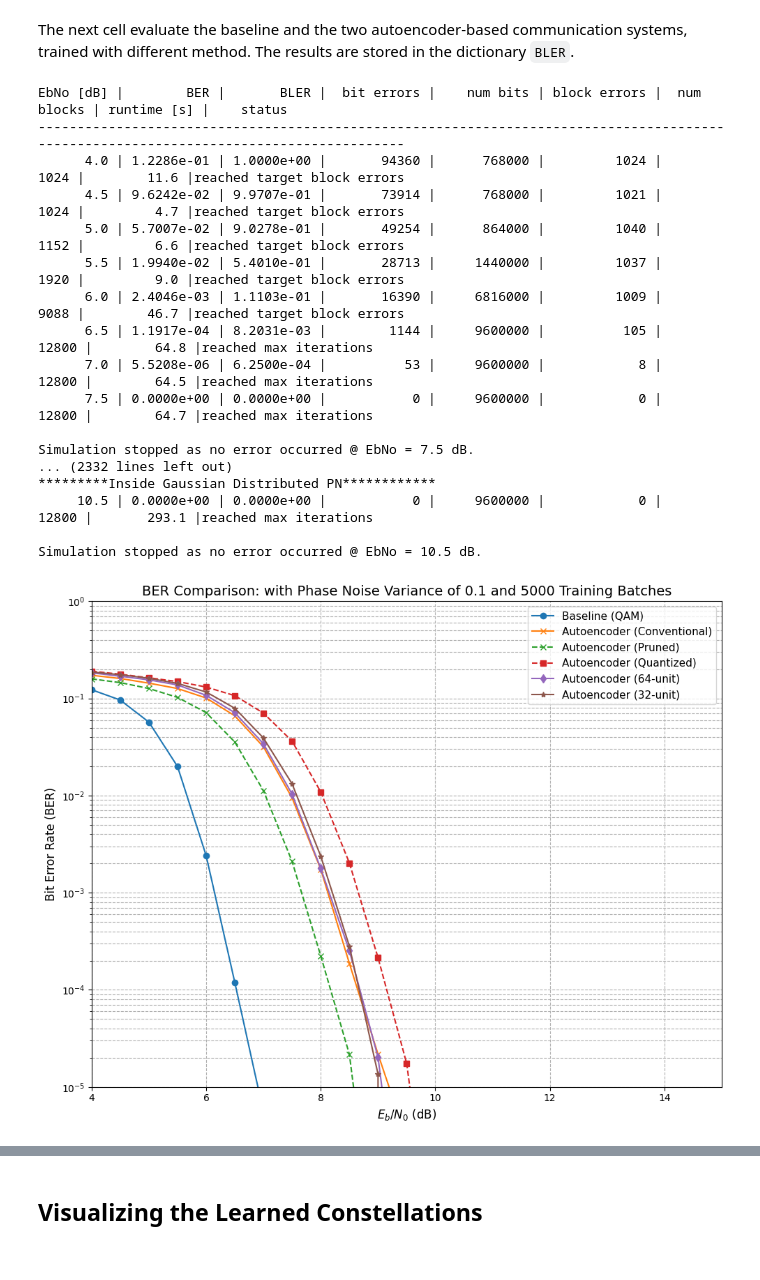
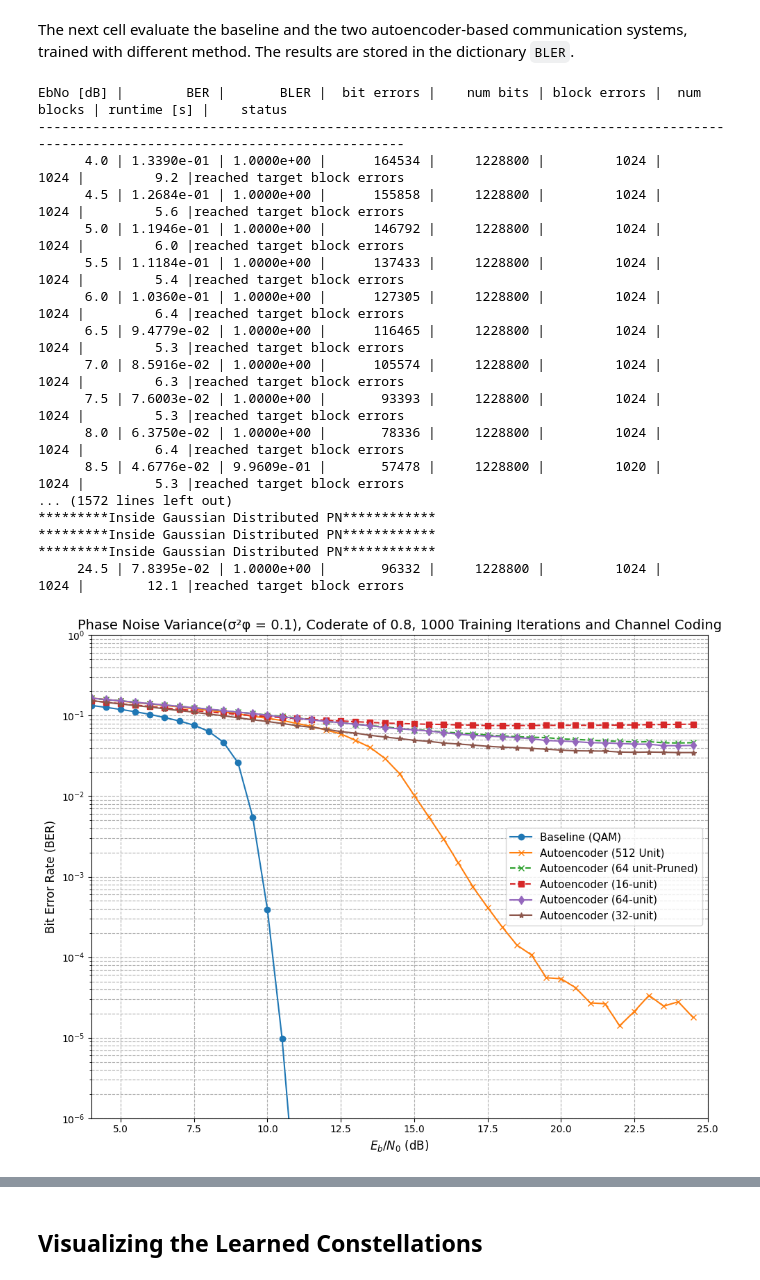
Before and after one commit to Joboreh97/Codes-that-function, a Jupyter notebook: tutorials/phy/0.8coderate_phasenoise0.316stddev_1000batches.ipynb, the cells around one changed output, grey strips where cells are left out. Saved outputs shown, nothing was run; the diff lists cells and outputs as text; code cells hidden in the pictures.

```diff
--- a/tutorials/phy/0.8coderate_phasenoise0.316stddev_1000batches.ipynb
+++ b/tutorials/phy/0.8coderate_phasenoise0.316stddev_1000batches.ipynb
@@ -138,7 +134,7 @@ Successfully installed tensorflow-model-optimization-0.8.0
 # SNR range for evaluation and training [dB]
 ###############################################
 ebno_db_min = 4.0
-ebno_db_max = 15
+ebno_db_max = 25
 
 ###############################################
 # Modulation and coding configuration
@@ -556,11 +552,14 @@ class E2ESystemConventionalTraining(tf.keras.Model):
 
         x = self._mapper(c)
         #x_awgn = self._channel(x, no)
+        sigma_phi = tf.fill([batch_size, 1], 0.316)
         x_phase_noisy = self._phase_noise((x, sigma_phi))
-        sigma_phi = tf.fill([batch_size, 1], 0.316)
+
         #x_phase_noisy = self._phase_noise((x, sigma_phi))
         #y = self._channel(x_phase_noisy, no)
-        y = self._channel((x_phase_noisy, no))
+       # Correct
+        y = self._channel(x_phase_noisy, no)
+
         z = preprocess_complex_phase_noise_input(y, no, sigma_phi, num_symbols_per_codeword)
         llr = self._demapper(z)
         if self._training:
@@ -1112,55 +1104,55 @@ with open(results_filename, 'wb') as f:
 # %% [output]
 EbNo [dB] |        BER |       BLER |  bit errors |    num bits | block errors |  num blocks | runtime [s] |    status
 ---------------------------------------------------------------------------------------------------------------------------------------
-      4.0 | 1.2286e-01 | 1.0000e+00 |       94360 |      768000 |         1024 |        1024 |        11.6 |reached target block errors
-      4.5 | 9.6242e-02 | 9.9707e-01 |       73914 |      768000 |         1021 |        1024 |         4.7 |reached target block errors
-      5.0 | 5.7007e-02 | 9.0278e-01 |       49254 |      864000 |         1040 |        1152 |         6.6 |reached target block errors
-      5.5 | 1.9940e-02 | 5.4010e-01 |       28713 |     1440000 |         1037 |        1920 |         9.0 |reached target block errors
-      6.0 | 2.4046e-03 | 1.1103e-01 |       16390 |     6816000 |         1009 |        9088 |        46.7 |reached target block errors
-      6.5 | 1.1917e-04 | 8.2031e-03 |        1144 |     9600000 |          105 |       12800 |        64.8 |reached max iterations
-      7.0 | 5.5208e-06 | 6.2500e-04 |          53 |     9600000 |            8 |       12800 |        64.5 |reached max iterations
-      7.5 | 0.0000e+00 | 0.0000e+00 |           0 |     9600000 |            0 |       12800 |        64.7 |reached max iterations
-
-Simulation stopped as no error occurred @ EbNo = 7.5 dB.
-... (2332 lines left out)
+      4.0 | 1.3390e-01 | 1.0000e+00 |      164534 |     1228800 |         1024 |        1024 |         9.2 |reached target block errors
+      4.5 | 1.2684e-01 | 1.0000e+00 |      155858 |     1228800 |         1024 |        1024 |         5.6 |reached target block errors
+      5.0 | 1.1946e-01 | 1.0000e+00 |      146792 |     1228800 |         1024 |        1024 |         6.0 |reached target block errors
+      5.5 | 1.1184e-01 | 1.0000e+00 |      137433 |     1228800 |         1024 |        1024 |         5.4 |reached target block errors
+      6.0 | 1.0360e-01 | 1.0000e+00 |      127305 |     1228800 |         1024 |        1024 |         6.4 |reached target block errors
+      6.5 | 9.4779e-02 | 1.0000e+00 |      116465 |     1228800 |         1024 |        1024 |         5.3 |reached target block errors
+      7.0 | 8.5916e-02 | 1.0000e+00 |      105574 |     1228800 |         1024 |        1024 |         6.3 |reached target block errors
+      7.5 | 7.6003e-02 | 1.0000e+00 |       93393 |     1228800 |         1024 |        1024 |         5.3 |reached target block errors
+      8.0 | 6.3750e-02 | 1.0000e+00 |       78336 |     1228800 |         1024 |        1024 |         6.4 |reached target block errors
+      8.5 | 4.6776e-02 | 9.9609e-01 |       57478 |     1228800 |         1020 |        1024 |         5.3 |reached target block errors
+... (1572 lines left out)
 *********Inside Gaussian Distributed PN************
-     10.5 | 0.0000e+00 | 0.0000e+00 |           0 |     9600000 |            0 |       12800 |       293.1 |reached max iterations
-
-Simulation stopped as no error occurred @ EbNo = 10.5 dB.
+*********Inside Gaussian Distributed PN************
+*********Inside Gaussian Distributed PN************
+     24.5 | 7.8395e-02 | 1.0000e+00 |       96332 |     1228800 |         1024 |        1024 |        12.1 |reached target block errors
 # %%
 import matplotlib.pyplot as plt
 
 plt.figure(figsize=(10, 8))
 
 # Baseline (e.g., QAM)
 plt.semilogy(ebno_dbs, BER['baseline'], 'o-', color='C0', label='Baseline (QAM)')
 
 # Autoencoder (conventional training)
-plt.semilogy(ebno_dbs, BER['autoencoder-conv'], 'x-', color='C1', label='Autoencoder (Conventional)')
+plt.semilogy(ebno_dbs, BER['autoencoder-conv'], 'x-', color='C1', label='Autoencoder (512 Unit)')
 
 # Autoencoder (QAT-trained)
-plt.semilogy(ebno_dbs, BER['autoencoder-pruned'], 'x--', color='C2', label='Autoencoder (Pruned)')
+plt.semilogy(ebno_dbs, BER['autoencoder-pruned'], 'x--', color='C2', label='Autoencoder (64 unit-Pruned)')
 
 # Autoencoder (Post-Training Quantized)
-plt.semilogy(ebno_dbs, BER['autoencoder-16unit'], 's--', color='C3', label='Autoencoder (Quantized)')
+plt.semilogy(ebno_dbs, BER['autoencoder-16unit'], 's--', color='C3', label='Autoencoder (16-unit)')
 
 # Update your plot to include the 64-unit results
 plt.semilogy(ebno_dbs, BER['autoencoder-64unit'], 'd-', color='C4', label='Autoencoder (64-unit)')
 
 # Update your plot to include the 32-unit results
 plt.semilogy(ebno_dbs, BER['autoencoder-32unit'], '*-', color='C5', label='Autoencoder (32-unit)')
 
 plt.xlabel(r"$E_b/N_0$ (dB)", fontsize=12)
 plt.ylabel("Bit Error Rate (BER)", fontsize=12)
-plt.title("BER Comparison: with Phase Noise Variance of 0.1 and 5000 Training Batches", fontsize=14)
+plt.title("Phase Noise Variance(σ²φ = 0.1), Coderate of 0.8, 1000 Training Iterations and Channel Coding", fontsize=14)
 plt.grid(True, which="both", linestyle='--', linewidth=0.8)
-plt.ylim((1e-5, 1.0))
+plt.ylim((1e-6, 1.0))
 plt.xlim((ebno_db_min, ebno_db_max))
 plt.legend(fontsize=11)
 plt.tight_layout()
 plt.show()
 # %% [output]
-[figure, old version]
+[figure, new version]
 # %%
 # print("Quantized model evaluation:")
 # for layer in model_quantized.layers:
```
Also changed, not shown: parts of 12 cells of this notebook.
